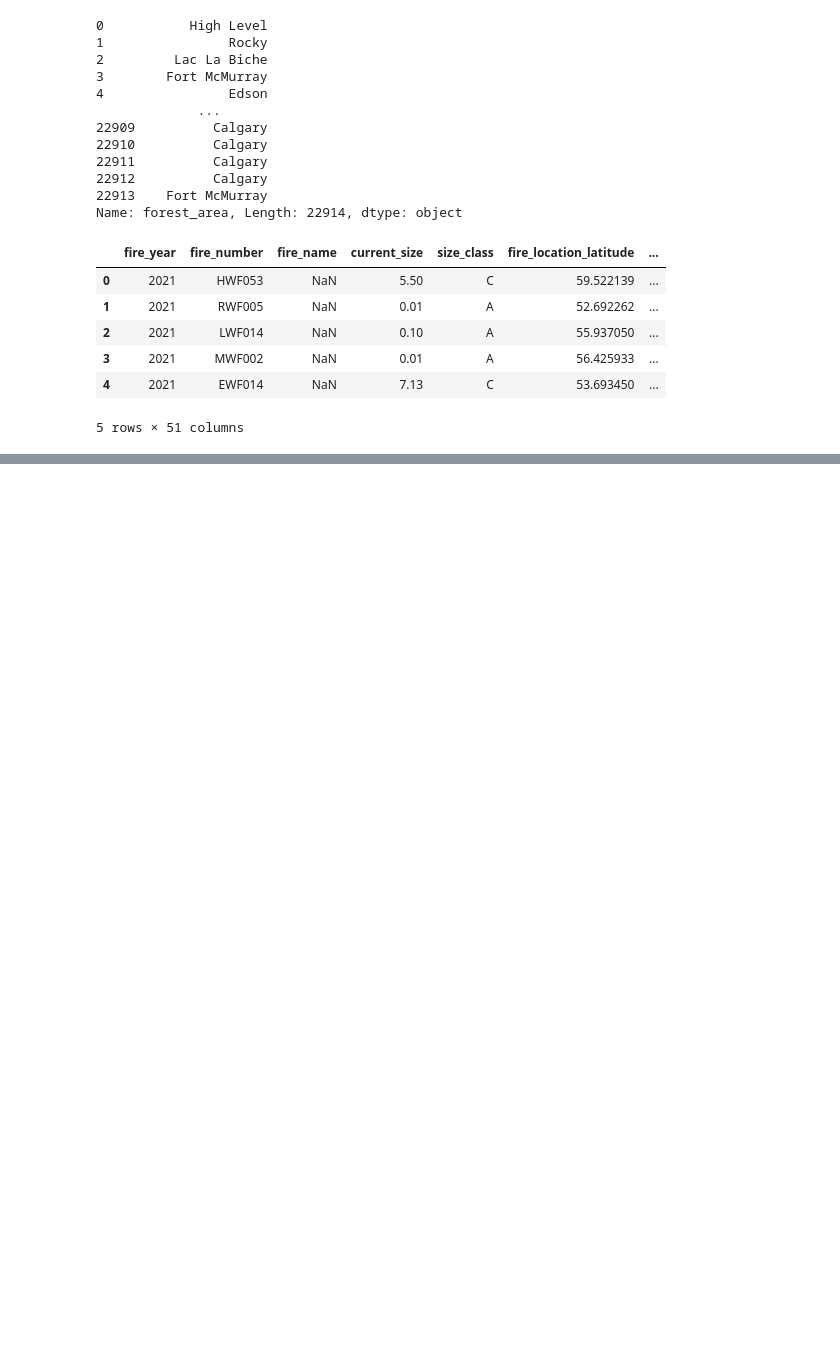
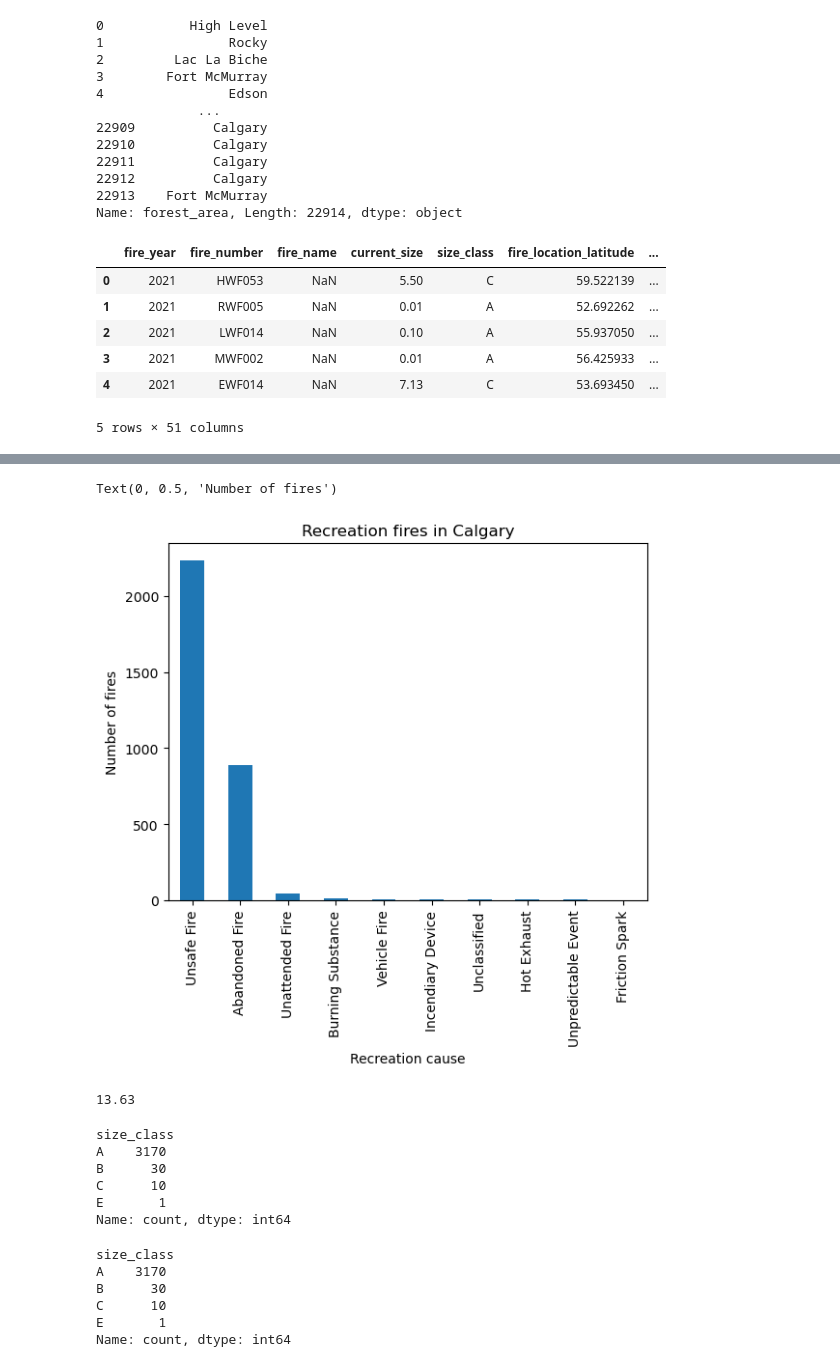
Before and after one commit to moazk17/CxC-Hackathon--EY-Wildfires-Challenge, a Jupyter notebook: challenge/Wildfires.ipynb, the cells around one changed output, grey strips where cells are left out. Saved outputs shown, nothing was run; the diff lists cells and outputs as text; code cells hidden in the pictures; blank space fills up the shorter version.

```diff
--- a/challenge/Wildfires.ipynb
+++ b/challenge/Wildfires.ipynb
@@ -151,0 +206,36 @@ df.head()
+# %%
+#every recreation fire in calgary
+calgary[calgary['general_cause_desc'] == 'Recreation']['true_cause'].value_counts().plot.bar()
+plt.title('Recreation fires in Calgary')
+plt.xlabel('Recreation cause')
+plt.ylabel('Number of fires')
+# %% [output]
+Text(0, 0.5, 'Number of fires')
+[figure, added]
+# %%
+# number of calgary fires that are recreation and caused by unsafe fires
+calMainFires = calgary[(calgary['general_cause_desc'] == 'Recreation') & (calgary['true_cause'] == 'Unsafe Fire')].shape[0] + calgary[(calgary['general_cause_desc'] == 'Recreation') & (calgary['true_cause'] == 'Abandoned Fire')].shape[0]
+calRecPercent = round((calMainFires/df.shape[0])*100, 2)
+print(calRecPercent)
+# %% [output]
+13.63
+# %%
+#fire class of calMainFires
+calgary[(calgary['general_cause_desc'] == 'Recreation')]['size_class'].value_counts()
+# %% [output]
+size_class
+A    3170
+B      30
+C      10
+E       1
+Name: count, dtype: int64
+# %%
+#fire class of calMainFires
+calgary[(calgary['general_cause_desc'] == 'Recreation')]['size_class'].value_counts()
+# %% [output]
+size_class
+A    3170
+B      30
+C      10
+E       1
+Name: count, dtype: int64
```
Also changed, not shown: parts of 28 cells of this notebook, 1 other file.
